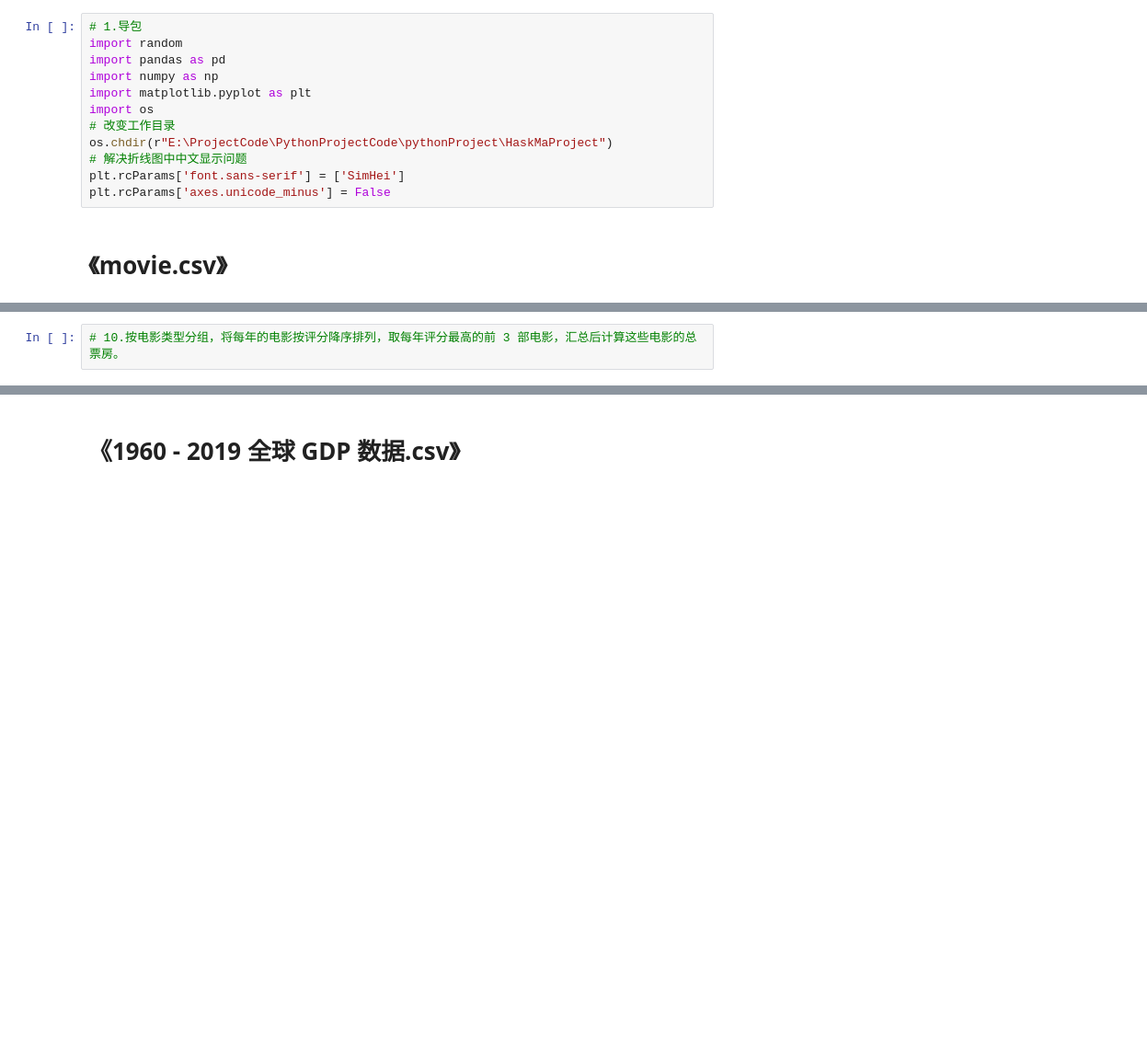
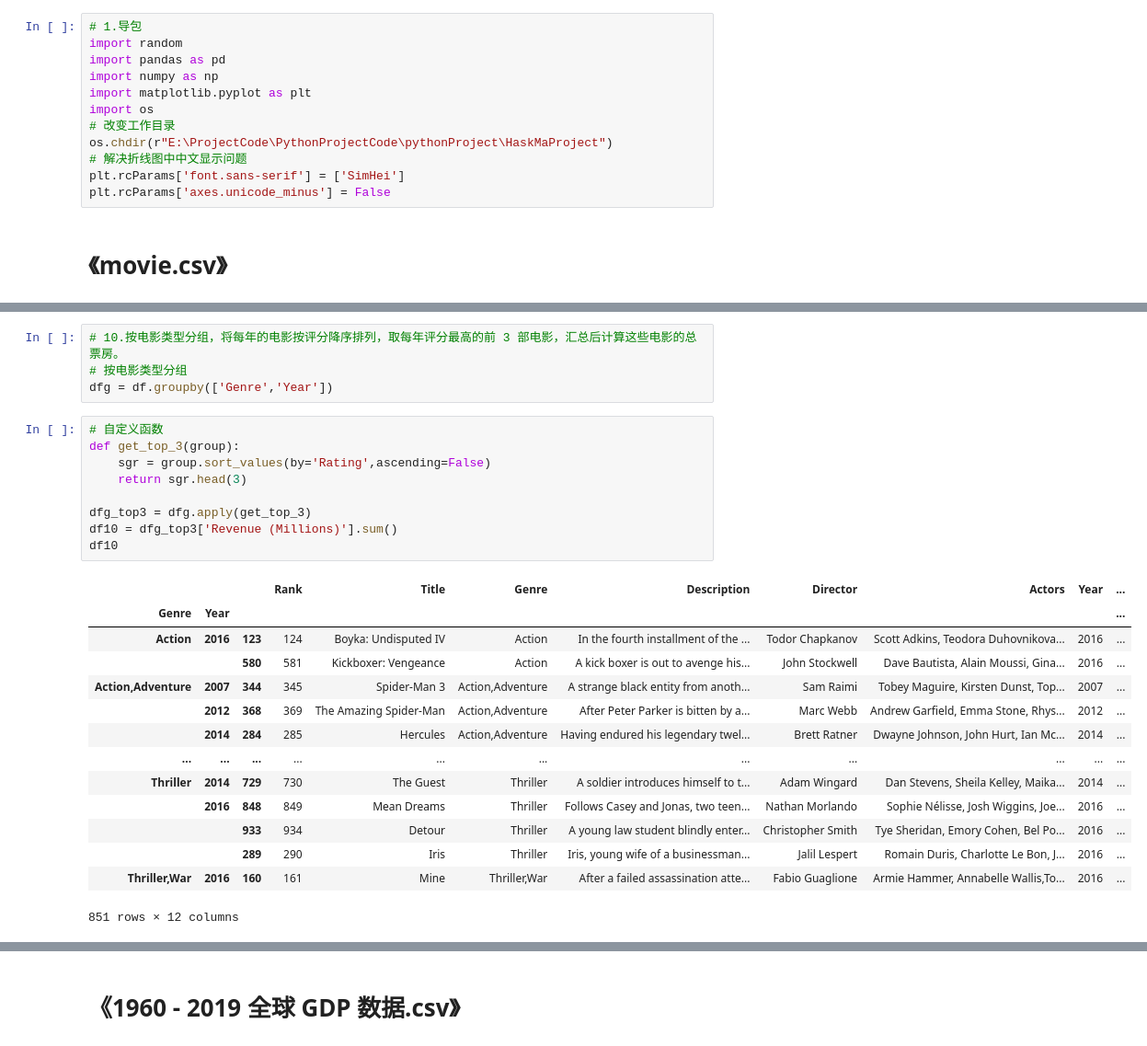
Before and after one commit to xlg08/Python_fo, a Jupyter notebook: 02_数据处理和统计分析/day11_matplotlib/day_11/day_11.ipynb, the cells around one changed output, grey strips where cells are left out. Shown: that part at 92% size. Drawn from its saved outputs; the diff is of its cells as text; blank space fills up the shorter version.

```diff
--- a/02_数据处理和统计分析/day11_matplotlib/day_11/day_11.ipynb
+++ b/02_数据处理和统计分析/day11_matplotlib/day_11/day_11.ipynb
@@ -52,4 +199,30 @@ df
 # %%
 # 10.按电影类型分组，将每年的电影按评分降序排列，取每年评分最高的前 3 部电影，汇总后计算这些电影的总票房。
+# 按电影类型分组
+dfg = df.groupby(['Genre','Year'])
+# %%
+# 自定义函数
+def get_top_3(group):
+    sgr = group.sort_values(by='Rating',ascending=False)
+    return sgr.head(3)
+
+dfg_top3 = dfg.apply(get_top_3)
+df10 = dfg_top3['Revenue (Millions)'].sum()
+df10
+# %% [output]
+|  |  |  | Rank | Title | Genre | Description | Director | Actors | Year | ... |
+| Genre | Year |  |  |  |  |  |  |  |  | ... |
+| Action | 2016 | 123 | 124 | Boyka: Undisputed IV | Action | In the fourth installment of the ... | Todor Chapkanov | Scott Adkins, Teodora Duhovnikova... | 2016 | ... |
+|  |  | 580 | 581 | Kickboxer: Vengeance | Action | A kick boxer is out to avenge his... | John Stockwell | Dave Bautista, Alain Moussi, Gina... | 2016 | ... |
+| Action,Adventure | 2007 | 344 | 345 | Spider-Man 3 | Action,Adventure | A strange black entity from anoth... | Sam Raimi | Tobey Maguire, Kirsten Dunst, Top... | 2007 | ... |
+|  | 2012 | 368 | 369 | The Amazing Spider-Man | Action,Adventure | After Peter Parker is bitten by a... | Marc Webb | Andrew Garfield, Emma Stone, Rhys... | 2012 | ... |
+|  | 2014 | 284 | 285 | Hercules | Action,Adventure | Having endured his legendary twel... | Brett Ratner | Dwayne Johnson, John Hurt, Ian Mc... | 2014 | ... |
+| ... | ... | ... | ... | ... | ... | ... | ... | ... | ... | ... |
+| Thriller | 2014 | 729 | 730 | The Guest | Thriller | A soldier introduces himself to t... | Adam Wingard | Dan Stevens, Sheila Kelley, Maika... | 2014 | ... |
+|  | 2016 | 848 | 849 | Mean Dreams | Thriller | Follows Casey and Jonas, two teen... | Nathan Morlando | Sophie Nélisse, Josh Wiggins, Joe... | 2016 | ... |
+|  |  | 933 | 934 | Detour | Thriller | A young law student blindly enter... | Christopher Smith | Tye Sheridan, Emory Cohen, Bel Po... | 2016 | ... |
+|  |  | 289 | 290 | Iris | Thriller | Iris, young wife of a businessman... | Jalil Lespert | Romain Duris, Charlotte Le Bon, J... | 2016 | ... |
+| Thriller,War | 2016 | 160 | 161 | Mine | Thriller,War | After a failed assassination atte... | Fabio Guaglione | Armie Hammer, Annabelle Wallis,To... | 2016 | ... |
+851 rows × 12 columns
 # %%
 # 11.按 Director 分组，筛选出平均评分高于 7 分的导演，并列出他们的名字以及平均评分。
```
Also changed, not shown: parts of 38 cells of this notebook, 6 other files.
